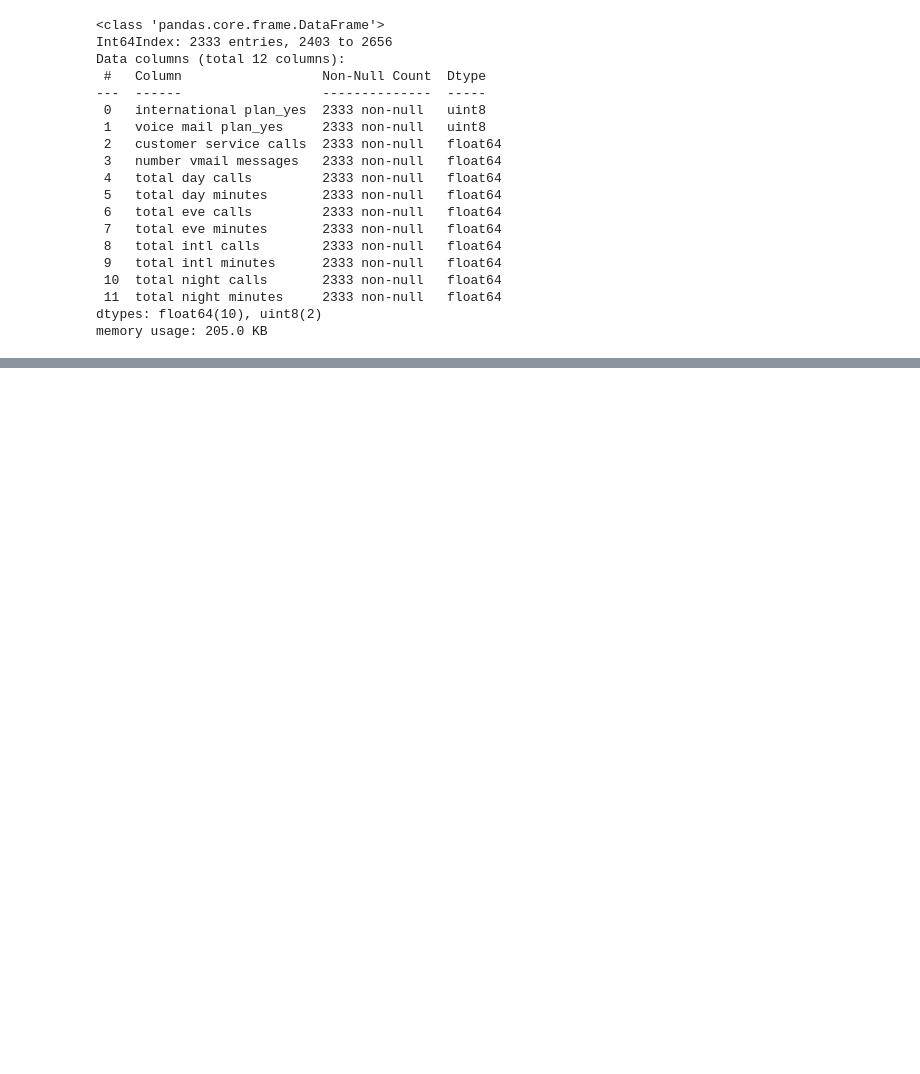
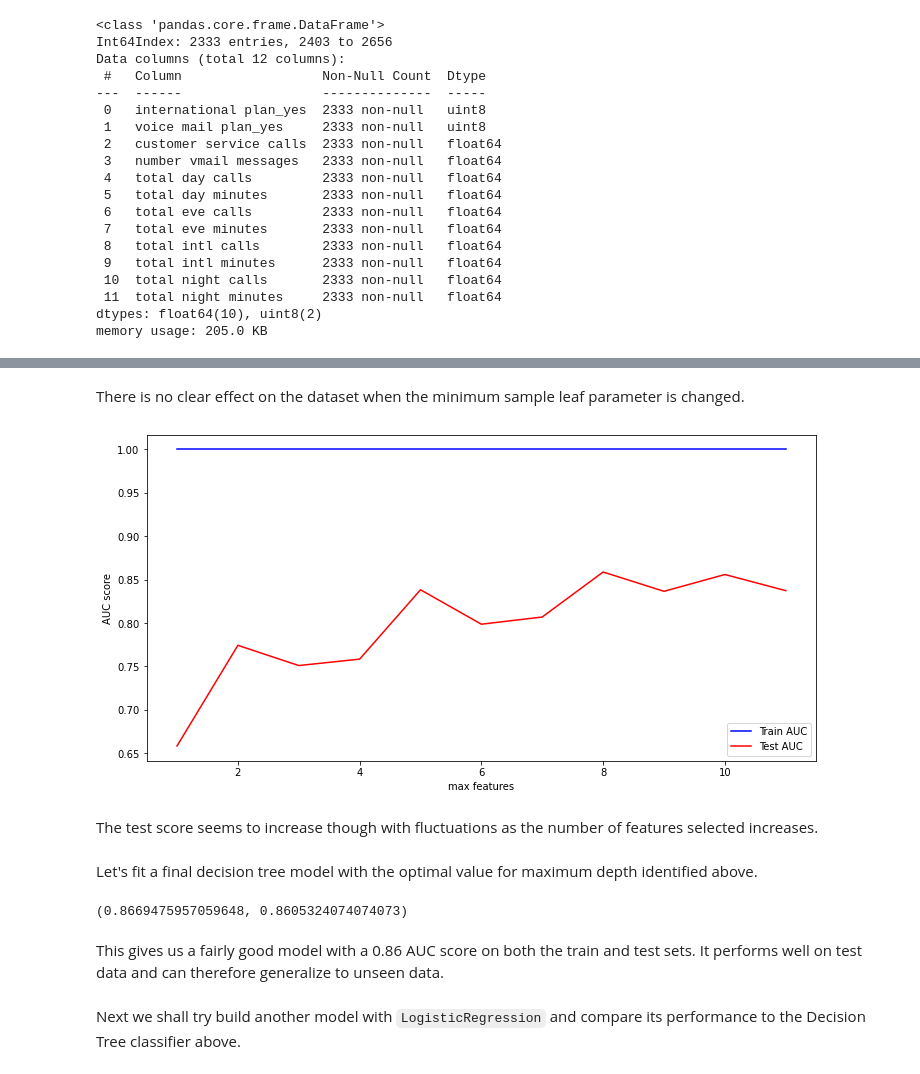
Before and after one commit to Collin9726/Predicting_Customer_Churn_At_SyriaTel, a Jupyter notebook: index.ipynb, the cells around one changed output, grey strips where cells are left out. Drawn from its saved outputs; the diff is of its cells as text; code cells hidden in the pictures; blank space fills up the shorter version.

````diff
--- a/index.ipynb
+++ b/index.ipynb
@@ -236,0 +391,54 @@ memory usage: 205.0 KB
+# %% [markdown]
+There is no clear effect on the dataset when the minimum sample leaf parameter is changed.
+# %%
+# Find optimal maximum feature size
+max_features = list(range(1, X_train_preprocessed.shape[1]))
+train_results = []
+test_results = []
+for max_feature in max_features:
+    dt = DecisionTreeClassifier(criterion='entropy', max_features=max_feature, random_state=seed)
+    dt.fit(X_train_preprocessed, y_train)
+
+    train_pred = dt.predict(X_train_preprocessed)
+    false_positive_rate, true_positive_rate, thresholds = roc_curve(y_train, train_pred)
+    roc_auc = auc(false_positive_rate, true_positive_rate)
+    train_results.append(roc_auc)
+
+    y_pred = dt.predict(X_test_preprocessed)
+    false_positive_rate, true_positive_rate, thresholds = roc_curve(y_test, y_pred)
+    roc_auc = auc(false_positive_rate, true_positive_rate)
+    test_results.append(roc_auc)
+
+plt.figure(figsize=(12,6))
+plt.plot(max_features, train_results, 'b', label='Train AUC')
+plt.plot(max_features, test_results, 'r', label='Test AUC')
+plt.ylabel('AUC score')
+plt.xlabel('max features')
+plt.legend()
+plt.show()
+# %% [output]
+[figure, added]
+# %% [markdown]
+The test score seems to increase though with fluctuations as the number of features selected increases.
+# %% [markdown]
+Let's fit a final decision tree model with the optimal value for maximum depth identified above.
+# %%
+# Train a classifier with optimal values identified above
+dt = DecisionTreeClassifier(criterion='entropy', max_depth=5, random_state=seed)
+dt.fit(X_train_preprocessed, y_train)
+
+train_pred = dt.predict(X_train_preprocessed)
+false_positive_rate, true_positive_rate, thresholds = roc_curve(y_train, train_pred)
+train_roc_auc = auc(false_positive_rate, true_positive_rate)
+
+y_pred = dt.predict(X_test_preprocessed)
+false_positive_rate, true_positive_rate, thresholds = roc_curve(y_test, y_pred)
+test_roc_auc = auc(false_positive_rate, true_positive_rate)
+
+train_roc_auc, test_roc_auc
+# %% [output]
+(0.8669475957059648, 0.8605324074074073)
+# %% [markdown]
+This gives us a fairly good model with a 0.86 AUC score on both the train and test sets. It performs well on test data and can therefore generalize to unseen data.
+# %% [markdown]
+Next we shall try build another model with ```LogisticRegression``` and compare its performance to the Decision Tree classifier above.
````
Also changed, not shown: parts of 18 cells of this notebook.
